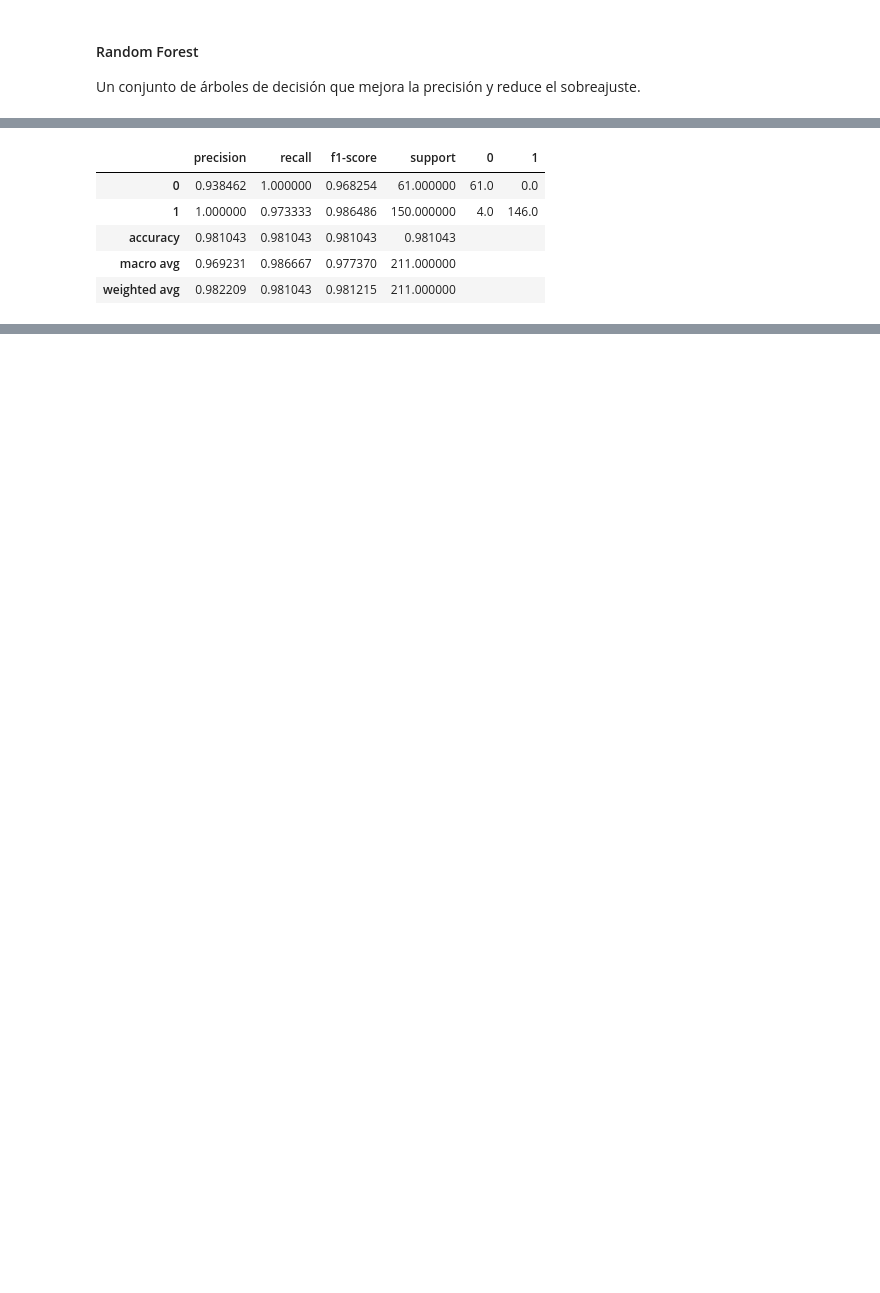
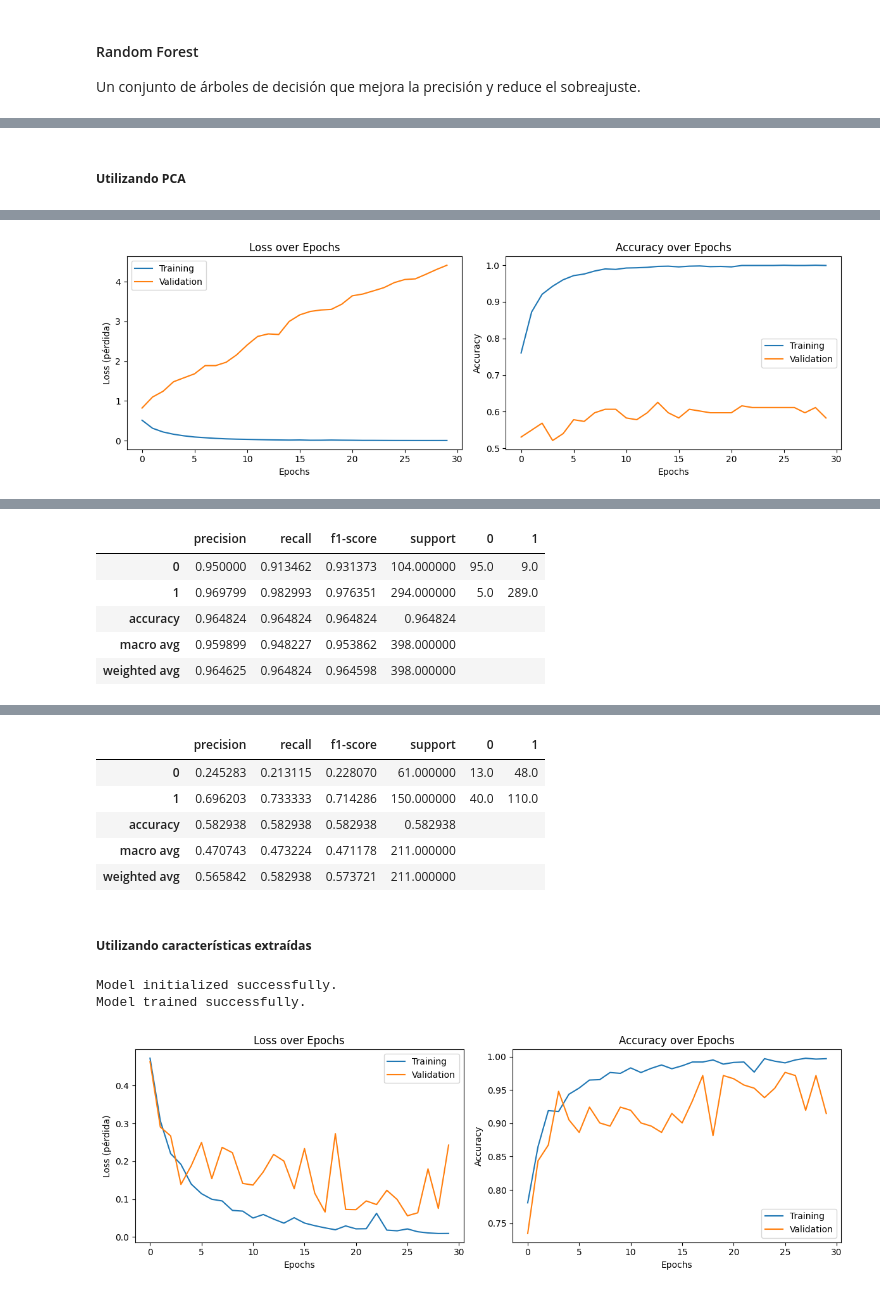
Before and after one commit to dejesusbg/mangifera, a Jupyter notebook: notebooks/mangifera.ipynb, the cells around one changed output, grey strips where cells are left out. Saved outputs shown, nothing was run; the diff lists cells and outputs as text; code cells hidden in the pictures; blank space fills up the shorter version.

```diff
--- a/notebooks/mangifera.ipynb
+++ b/notebooks/mangifera.ipynb
@@ -182,5 +177,15 @@ Esto permitirá comparar el rendimiento de los modelos con y sin reducción dime
 # %%
-from src.model import mango_reg, mango_tree, mango_forest, mango_net, mango_dnn
+from src.model import mango, mango_reg, mango_tree, mango_forest, mango_net, mango_dnn
 
 X_features = {"train": train_data, "validation": validation_data}
 X_pca = {"train": train_pca, "validation": validation_pca}
+X_map = {"PCA": X_pca, "características extraídas": X_features}
+
+
+def run_model(model, **args):
+    for run, data in X_map.items():
+        display(Markdown(f"##### **Utilizando {run}**"))
+        pca_model = model(data, labels, **args)
+        pca_model.run()
+        display(pca_model.predict("test"))
+        display(pca_model.predict("validation"))
@@ -244,8 +357,8 @@ Accuracy: 0.9526
 
 Captura relaciones complejas y no lineales, con un enfoque en optimizar su rendimiento.
 # %%
-deep_neural_network = mango_dnn(X_features, labels, class_weight=class_weight)
-deep_neural_network.run()
+run_model(mango_dnn, class_weight=class_weight)
 # %% [output]
+##### **Utilizando PCA**
 Model initialized successfully.
 Model trained successfully.
@@ -253,0 +365 @@ Accuracy: 0.9810
+[figure, added]
@@ -254,6 +368,6 @@ Accuracy: 0.9810
 |  | precision | recall | f1-score | support | 0 | 1 |
-| 0 | 0.938462 | 1.000000 | 0.968254 | 61.000000 | 61.0 | 0.0 |
-| 1 | 1.000000 | 0.973333 | 0.986486 | 150.000000 | 4.0 | 146.0 |
-| accuracy | 0.981043 | 0.981043 | 0.981043 | 0.981043 |  |  |
-| macro avg | 0.969231 | 0.986667 | 0.977370 | 211.000000 |  |  |
-| weighted avg | 0.982209 | 0.981043 | 0.981215 | 211.000000 |  |  |
+| 0 | 0.950000 | 0.913462 | 0.931373 | 104.000000 | 95.0 | 9.0 |
+| 1 | 0.969799 | 0.982993 | 0.976351 | 294.000000 | 5.0 | 289.0 |
+| accuracy | 0.964824 | 0.964824 | 0.964824 | 0.964824 |  |  |
+| macro avg | 0.959899 | 0.948227 | 0.953862 | 398.000000 |  |  |
+| weighted avg | 0.964625 | 0.964824 | 0.964598 | 398.000000 |  |  |
@@ -259,0 +376,10 @@ Accuracy: 0.9810
+|  | precision | recall | f1-score | support | 0 | 1 |
+| 0 | 0.245283 | 0.213115 | 0.228070 | 61.000000 | 13.0 | 48.0 |
+| 1 | 0.696203 | 0.733333 | 0.714286 | 150.000000 | 40.0 | 110.0 |
+| accuracy | 0.582938 | 0.582938 | 0.582938 | 0.582938 |  |  |
+| macro avg | 0.470743 | 0.473224 | 0.471178 | 211.000000 |  |  |
+| weighted avg | 0.565842 | 0.582938 | 0.573721 | 211.000000 |  |  |
+##### **Utilizando características extraídas**
+Model initialized successfully.
+Model trained successfully.
+[figure, added]
```
Also changed, not shown: parts of 18 cells of this notebook.
